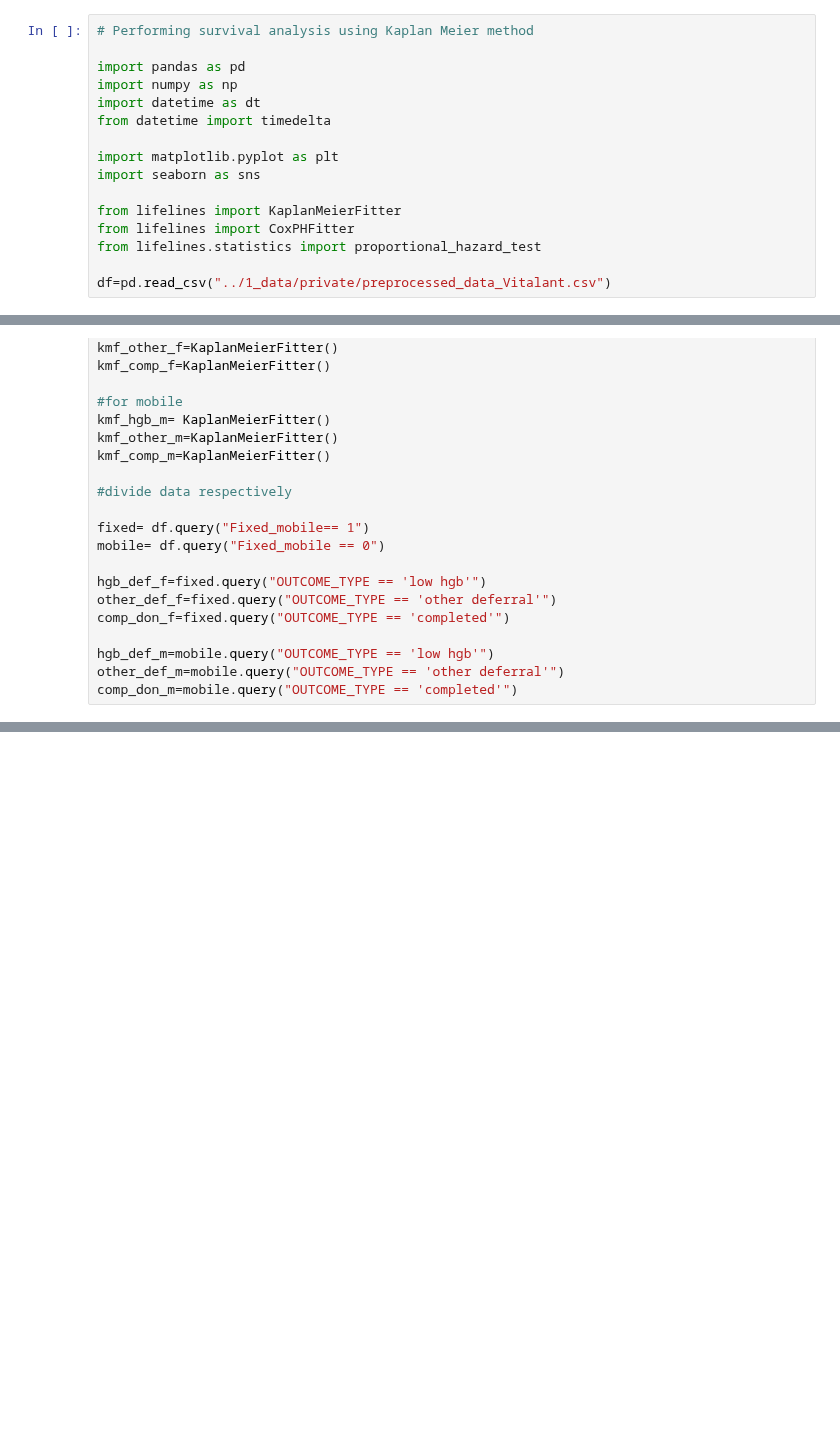
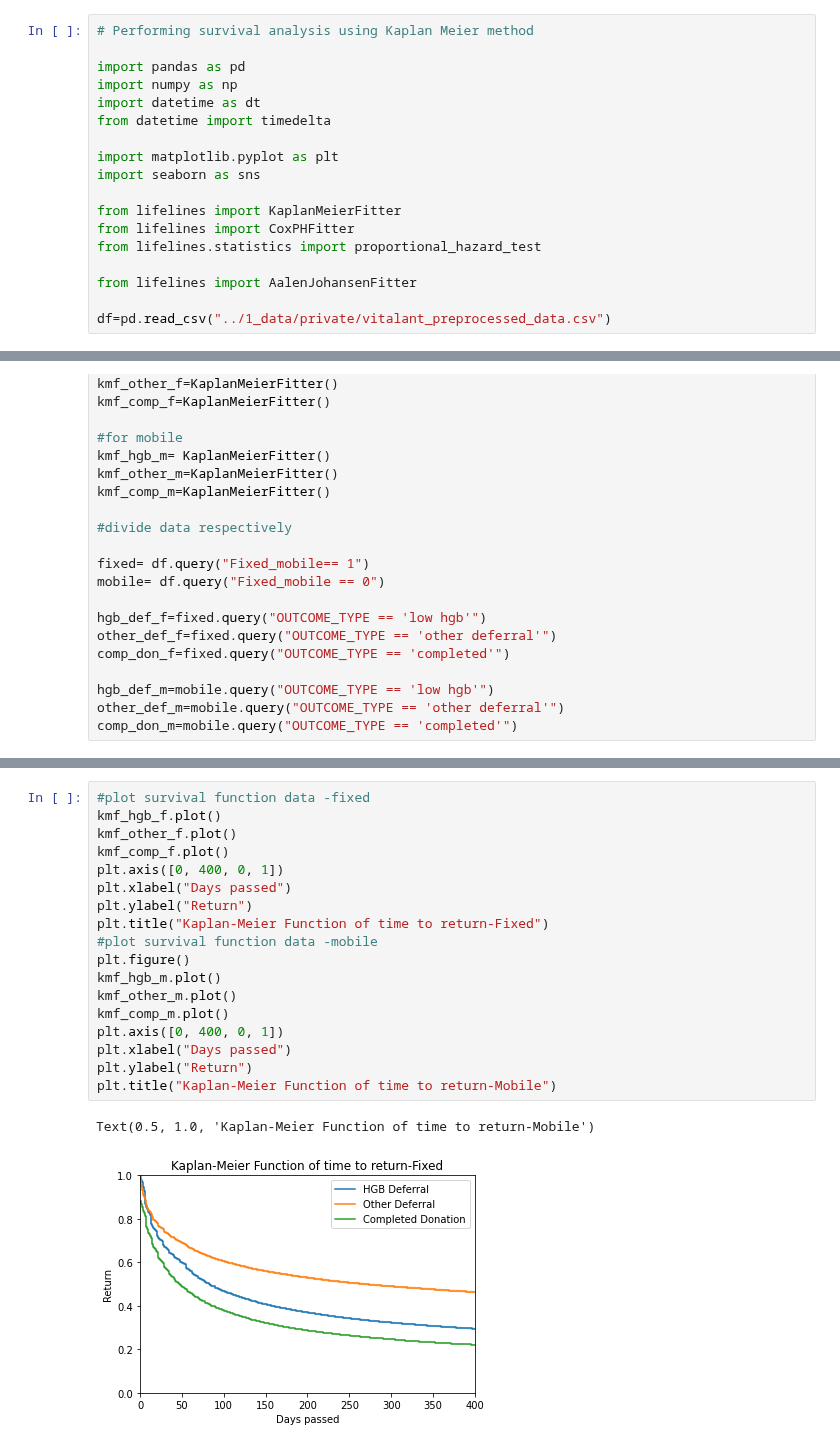
Before and after one commit to altonrus/donor-return-dynamics, a Jupyter notebook: 2_scripts/02_2_kaplan_meier(vitalant).ipynb, the cells around one changed output, grey strips where cells are left out. Saved outputs shown, nothing was run; the diff lists cells and outputs as text; blank space fills up the shorter version.

```diff
--- a/2_scripts/02_2_kaplan_meier(vitalant).ipynb
+++ b/2_scripts/02_2_kaplan_meier(vitalant).ipynb
@@ -13,7 +13,9 @@ from lifelines import KaplanMeierFitter
 from lifelines import CoxPHFitter
 from lifelines.statistics import proportional_hazard_test
 
-df=pd.read_csv("../1_data/private/preprocessed_data_Vitalant.csv")
+from lifelines import AalenJohansenFitter
+
+df=pd.read_csv("../1_data/private/vitalant_preprocessed_data.csv")
 # %%
 #Survival Analysis
 
@@ -153,0 +151,21 @@ print(median_survival_times(kmf_comp_f.confidence_interval_))
+# %%
+#plot survival function data -fixed
+kmf_hgb_f.plot()
+kmf_other_f.plot()
+kmf_comp_f.plot()
+plt.axis([0, 400, 0, 1])
+plt.xlabel("Days passed")
+plt.ylabel("Return")
+plt.title("Kaplan-Meier Function of time to return-Fixed")
+#plot survival function data -mobile
+plt.figure()
+kmf_hgb_m.plot()
+kmf_other_m.plot()
+kmf_comp_m.plot()
+plt.axis([0, 400, 0, 1])
+plt.xlabel("Days passed")
+plt.ylabel("Return")
+plt.title("Kaplan-Meier Function of time to return-Mobile")
+# %% [output]
+Text(0.5, 1.0, 'Kaplan-Meier Function of time to return-Mobile')
+[figure, added]
```
Also changed, not shown: parts of 17 cells of this notebook, 52 other files.
